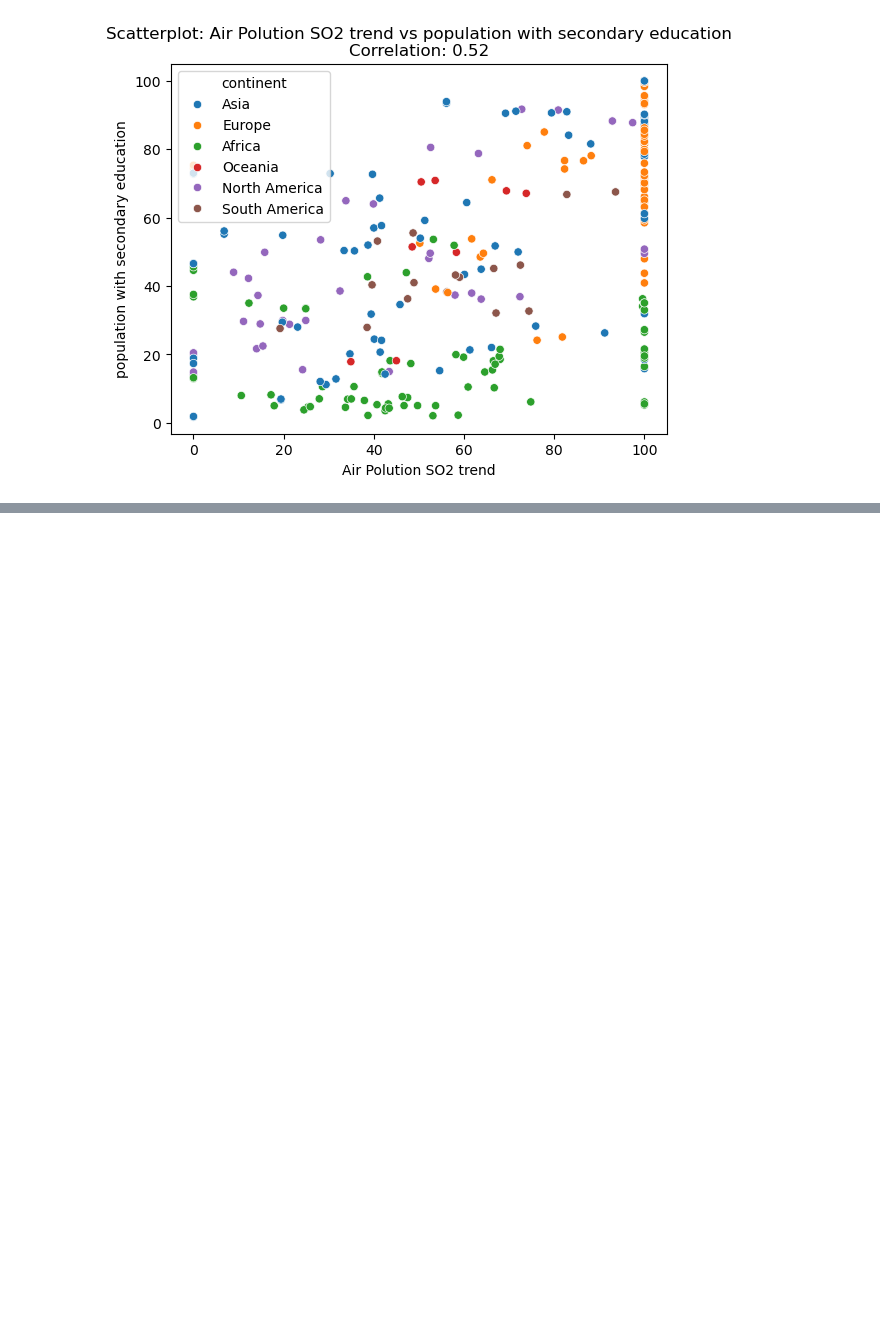
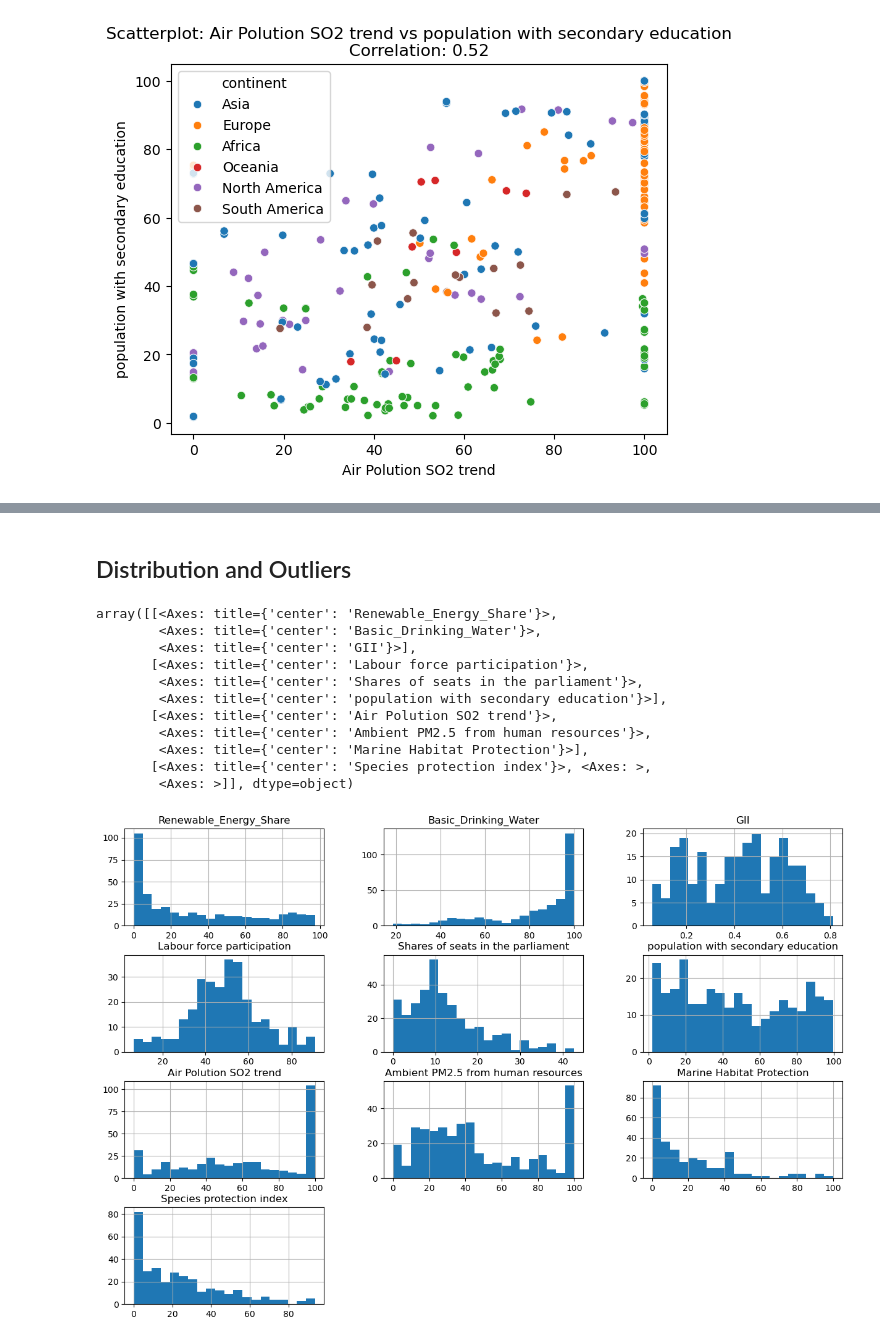
Before and after one commit to lukavicius/Gender-Equality-and-Sustainability, a Jupyter notebook: Project.ipynb, the cells around one changed output, grey strips where cells are left out. Drawn from its saved outputs; the diff is of its cells as text; code cells hidden in the pictures; blank space fills up the shorter version.

```diff
--- a/Project.ipynb
+++ b/Project.ipynb
@@ -634,0 +625,23 @@ for col1, col2 in medium_corr:
+# %% [markdown]
+## Distribution and Outliers
+# %%
+numeric_cols = ['Renewable_Energy_Share', 'Basic_Drinking_Water', 'GII',
+                'Labour force participation', 'Shares of seats in the parliament',
+                'population with secondary education', 'Air Polution SO2 trend',
+                'Ambient PM2.5 from human resources', 'Marine Habitat Protection',
+                'Species protection index']
+
+merged[numeric_cols].hist(figsize=(15,10), bins=20)
+# %% [output]
+array([[<Axes: title={'center': 'Renewable_Energy_Share'}>,
+        <Axes: title={'center': 'Basic_Drinking_Water'}>,
+        <Axes: title={'center': 'GII'}>],
+       [<Axes: title={'center': 'Labour force participation'}>,
+        <Axes: title={'center': 'Shares of seats in the parliament'}>,
+        <Axes: title={'center': 'population with secondary education'}>],
+       [<Axes: title={'center': 'Air Polution SO2 trend'}>,
+        <Axes: title={'center': 'Ambient PM2.5 from human resources'}>,
+        <Axes: title={'center': 'Marine Habitat Protection'}>],
+       [<Axes: title={'center': 'Species protection index'}>, <Axes: >,
+        <Axes: >]], dtype=object)
+[figure, added]
```
Also changed, not shown: parts of 15 cells of this notebook.
